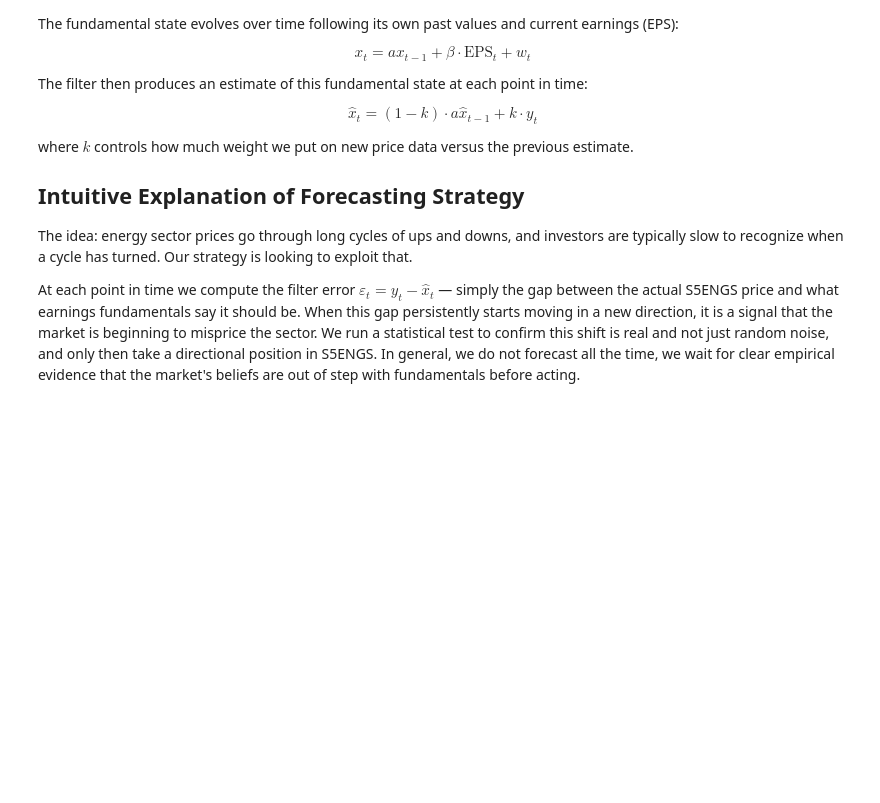
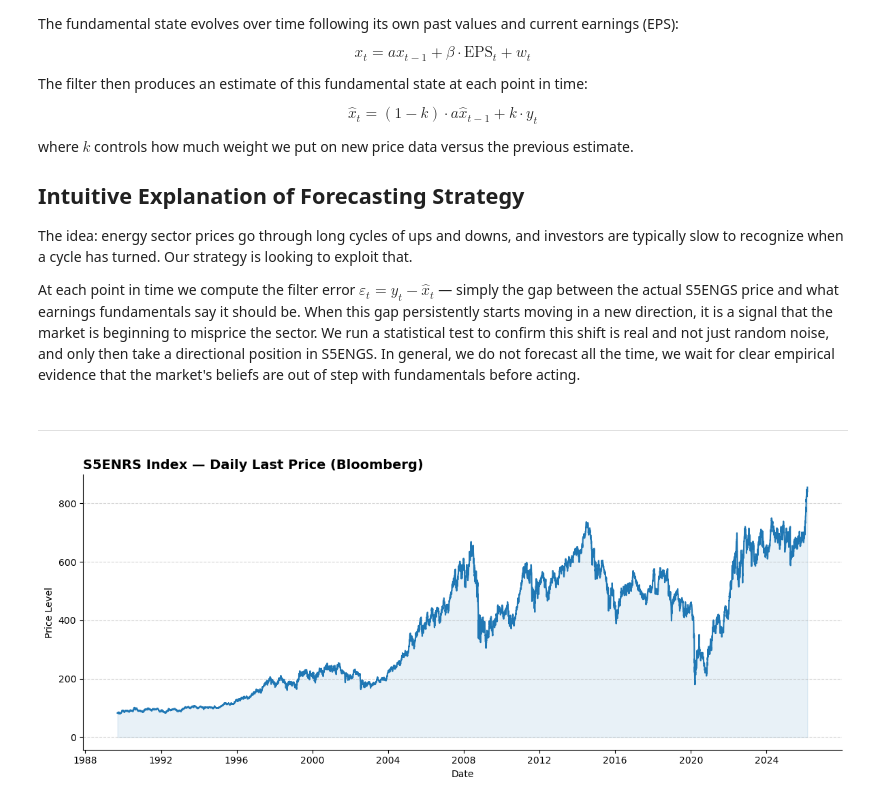
Before and after one commit to JWilliams2001-hub/Forecast_Strategy, a Jupyter notebook: Econ 409 Project Checkpoint 2.ipynb, the cells around one changed output. Cells and saved outputs as stored; diff of their text form; code cells hidden in the pictures; blank space fills up the shorter version.

```diff
--- a/Econ 409 Project Checkpoint 2.ipynb
+++ b/Econ 409 Project Checkpoint 2.ipynb
@@ -93,3 +93,32 @@ where $k$ controls how much weight we put on new price data versus the previous
 The idea: energy sector prices go through long cycles of ups and downs, and investors are typically slow to recognize when a cycle has turned. Our strategy is looking to exploit that.
 
 At each point in time we compute the filter error $\varepsilon_t = y_t - \hat{x}_t$ — simply the gap between the actual S5ENGS price and what earnings fundamentals say it should be. When this gap persistently starts moving in a new direction, it is a signal that the market is beginning to misprice the sector. We run a statistical test to confirm this shift is real and not just random noise, and only then take a directional position in S5ENGS. In general, we do not forecast all the time, we wait for clear empirical evidence that the market's beliefs are out of step with fundamentals before acting.
+# %% [markdown]
+---
+# %%
+import pandas as pd
+import matplotlib.pyplot as plt
+import matplotlib.ticker as mticker
+
+# Load data
+df = pd.read_csv('S5ENGS.csv', names=['Date', 'Price'], header=0)
+df['Date'] = pd.to_datetime(df['Date'])
+df = df.dropna().sort_values('Date')
+
+# Plot
+fig, ax = plt.subplots(figsize=(12, 5))
+
+ax.plot(df['Date'], df['Price'], color='#1f77b4', linewidth=1.5)
+ax.fill_between(df['Date'], df['Price'], alpha=0.1, color='#1f77b4')
+
+ax.set_title('S5ENRS Index — Daily Last Price (Bloomberg)', fontsize=14, fontweight='bold', loc='left')
+ax.set_xlabel('Date')
+ax.set_ylabel('Price Level')
+ax.yaxis.set_major_formatter(mticker.FormatStrFormatter('%.0f'))
+ax.grid(axis='y', linestyle='--', alpha=0.5)
+ax.spines[['top', 'right']].set_visible(False)
+
+plt.tight_layout()
+plt.show()
+# %% [output]
+[figure, added]
```
